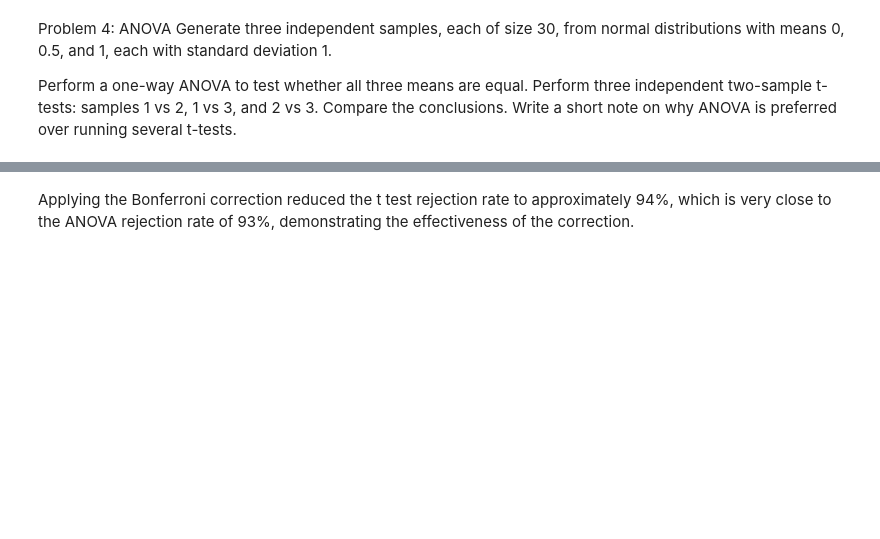
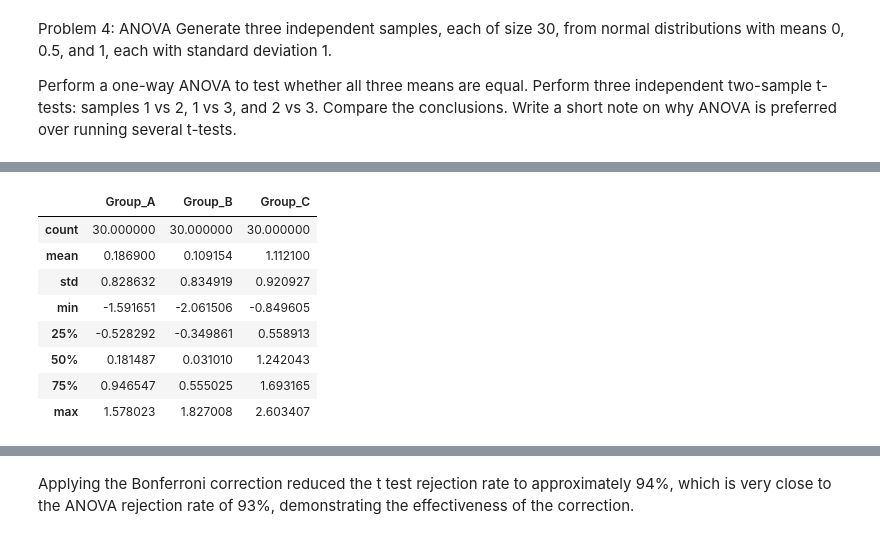
Before and after one commit to Gtalen/applied-statistics, a Jupyter notebook: problems.ipynb, the cells around one changed output, grey strips where cells are left out. Saved outputs shown, nothing was run; the diff lists cells and outputs as text; code cells hidden in the pictures; blank space fills up the shorter version.

```diff
--- a/problems.ipynb
+++ b/problems.ipynb
@@ -561,0 +594,13 @@ Write a short note on why ANOVA is preferred over running several t-tests.
+# %%
+# Descriptive statistics
+df_wide.describe()
+# %% [output]
+|  | Group_A | Group_B | Group_C |
+| count | 30.000000 | 30.000000 | 30.000000 |
+| mean | 0.186900 | 0.109154 | 1.112100 |
+| std | 0.828632 | 0.834919 | 0.920927 |
+| min | -1.591651 | -2.061506 | -0.849605 |
+| 25% | -0.528292 | -0.349861 | 0.558913 |
+| 50% | 0.181487 | 0.031010 | 1.242043 |
+| 75% | 0.946547 | 0.555025 | 1.693165 |
+| max | 1.578023 | 1.827008 | 2.603407 |
```
Also changed, not shown: parts of 39 cells of this notebook.
